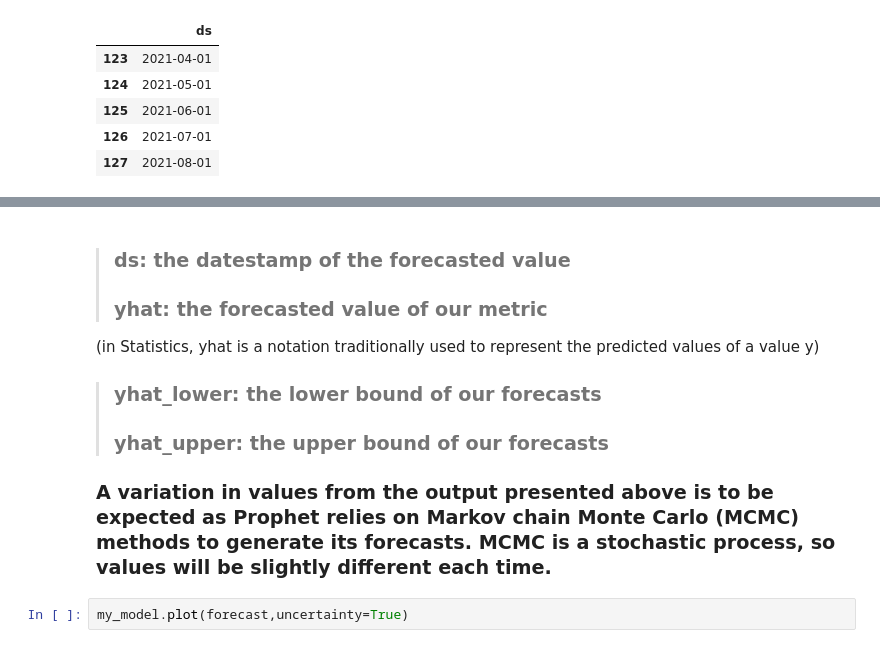
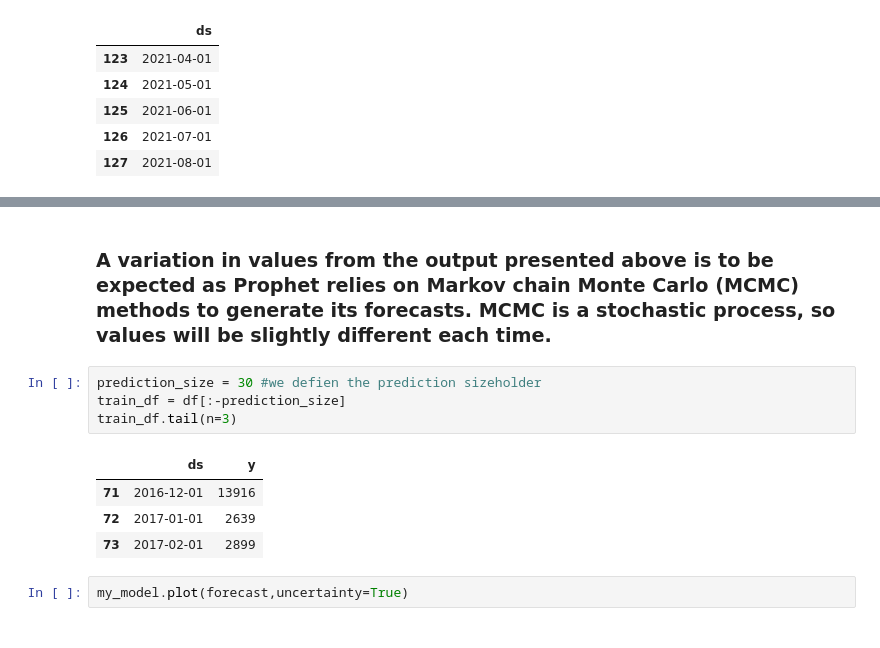
Before and after one commit to mungemwema/time-series, a Jupyter notebook: timeseries.ipynb, the cells around one changed output, grey strips where cells are left out. Cells and saved outputs as stored; diff of their text form.

```diff
--- a/timeseries.ipynb
+++ b/timeseries.ipynb
@@ -134,11 +148,14 @@ forecast[['ds', 'yhat', 'yhat_lower', 'yhat_upper']].tail()
 # %% [markdown]
->###  ds: the datestamp of the forecasted value
->###   yhat: the forecasted value of our metric
-(in Statistics, yhat is a notation traditionally used to represent the predicted values of a value y)
->### yhat_lower: the lower bound of our forecasts
->###    yhat_upper: the upper bound of our forecasts
-
 ### A variation in values from the output presented above is to be expected as Prophet relies on Markov chain Monte Carlo (MCMC) methods to generate its forecasts. MCMC is a stochastic process, so values will be slightly different each time.
+# %%
+prediction_size = 30 #we defien the prediction sizeholder
+train_df = df[:-prediction_size]
+train_df.tail(n=3)
+# %% [output]
+|  | ds | y |
+| 71 | 2016-12-01 | 13916 |
+| 72 | 2017-01-01 | 2639 |
+| 73 | 2017-02-01 | 2899 |
 # %%
 my_model.plot(forecast,uncertainty=True)
 # %% [output]
```
Also changed, not shown: parts of 28 cells of this notebook.
